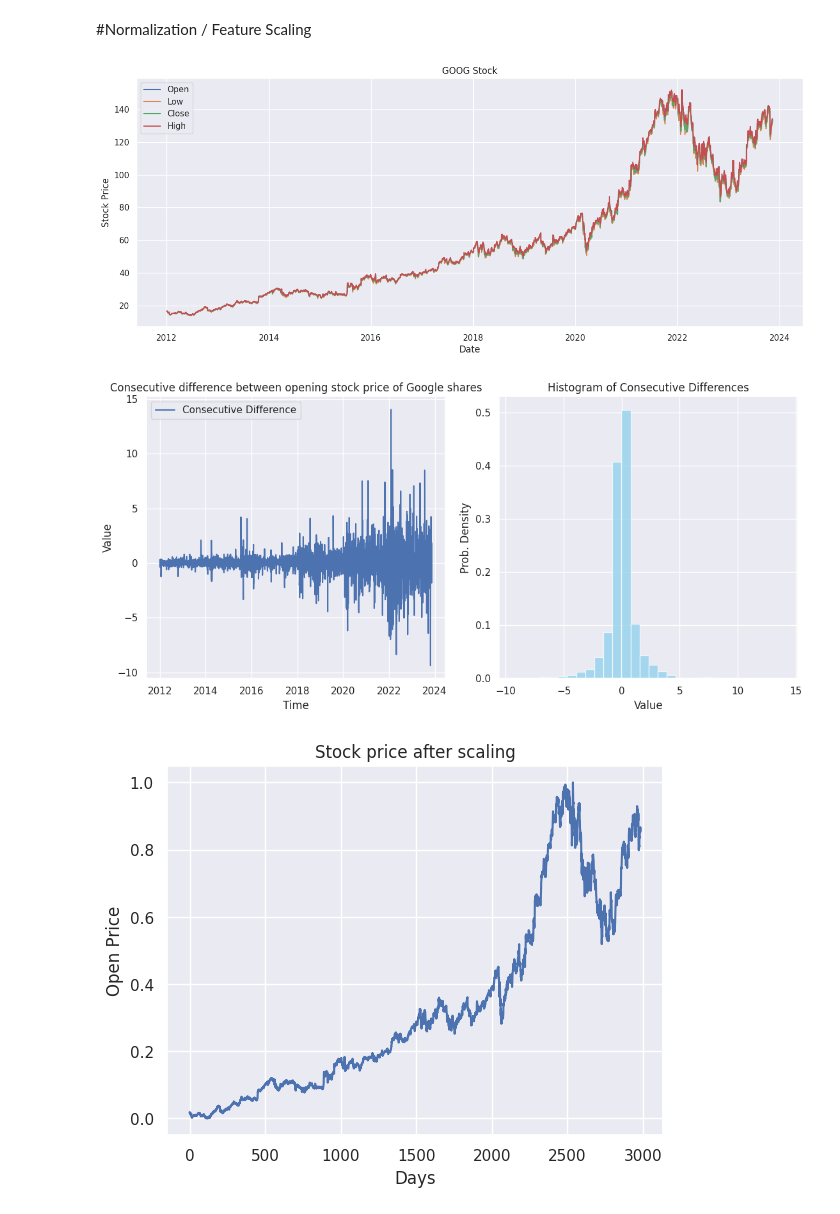
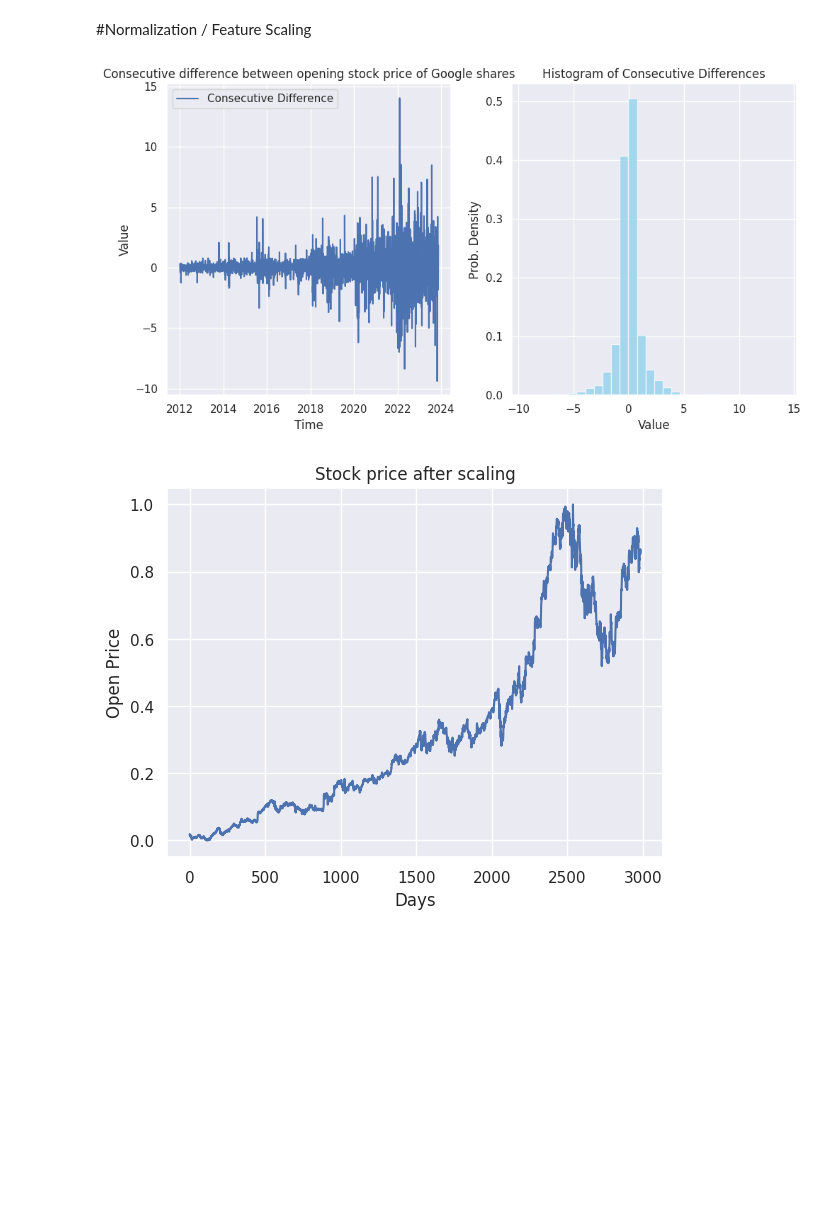
Before and after one commit to anhdo1896/Stock_Price_Prediction_Using_RNN, a Jupyter notebook: Stock_Price_Prediction_Using_RNN.ipynb, the cells around one changed output. Cells and saved outputs as stored; diff of their text form; code cells hidden in the pictures; blank space fills up the shorter version.

```diff
--- a/Stock_Price_Prediction_Using_RNN.ipynb
+++ b/Stock_Price_Prediction_Using_RNN.ipynb
@@ -166,43 +166,28 @@ def load_data(stock, seq_len):
 # %%
 import matplotlib.pyplot as plt
 import numpy as np
 
-# Assuming df is your DataFrame
-
-# First plot with multiple traces
-plt.figure(figsize=(16, 6))
-plt.plot(df.index, df['Open'], label='Open')
-plt.plot(df.index, df['Low'], label='Low')
-plt.plot(df.index, df['Close'], label='Close')
-plt.plot(df.index, df['High'], label='High')
-
-plt.title("GOOG Stock")
-plt.xlabel("Date")
-plt.ylabel("Stock Price")
-plt.legend()
-plt.show()
 
 # Second plot with subplots
-fig, axs = plt.subplots(1, 2, figsize=(11.3, 5.5))
+fig, axs = plt.subplots(1, 2, figsize=(10, 5.5))
 
 # Subplot 1: Line chart
 axs[0].plot(df.index, df['Open'].diff(), label='Consecutive Difference')
 axs[0].set_title("Consecutive difference between opening stock price of Google shares")
 axs[0].set_xlabel("Time")
 axs[0].set_ylabel("Value")
 axs[0].legend()
 
 # Subplot 2: Histogram
 axs[1].hist(df['Open'].diff(), bins=30, density=True, color='skyblue', alpha=0.7)
 axs[1].set_title("Histogram of Consecutive Differences")
 axs[1].set_xlabel("Value")
 axs[1].set_ylabel("Prob. Density")
 
 plt.tight_layout()
 plt.show()
 # %% [output]
-[figure, old version]
+[figure, new version]
-[figure, removed]
 # %%
 # normalize stock
 df_norm = data.copy()
```
